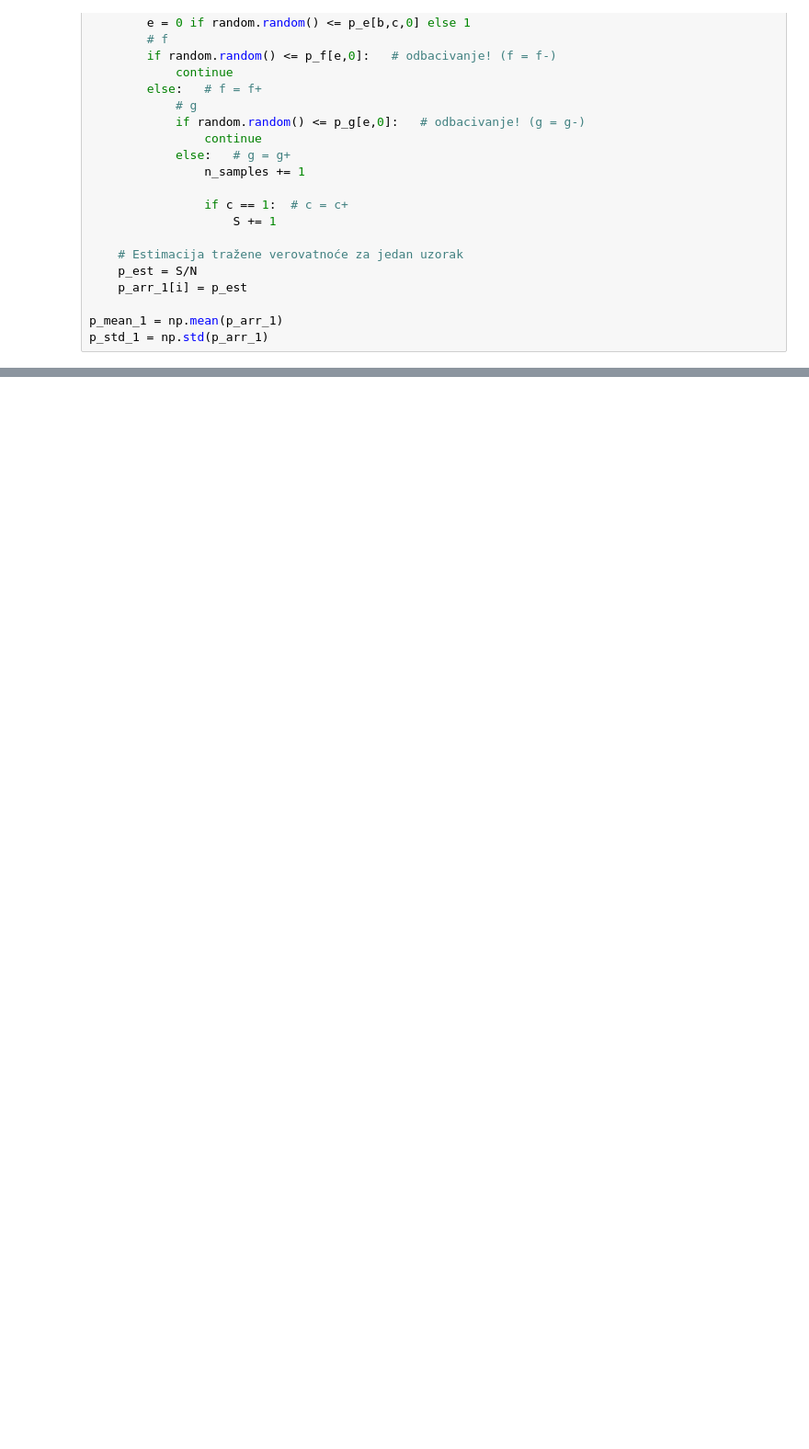
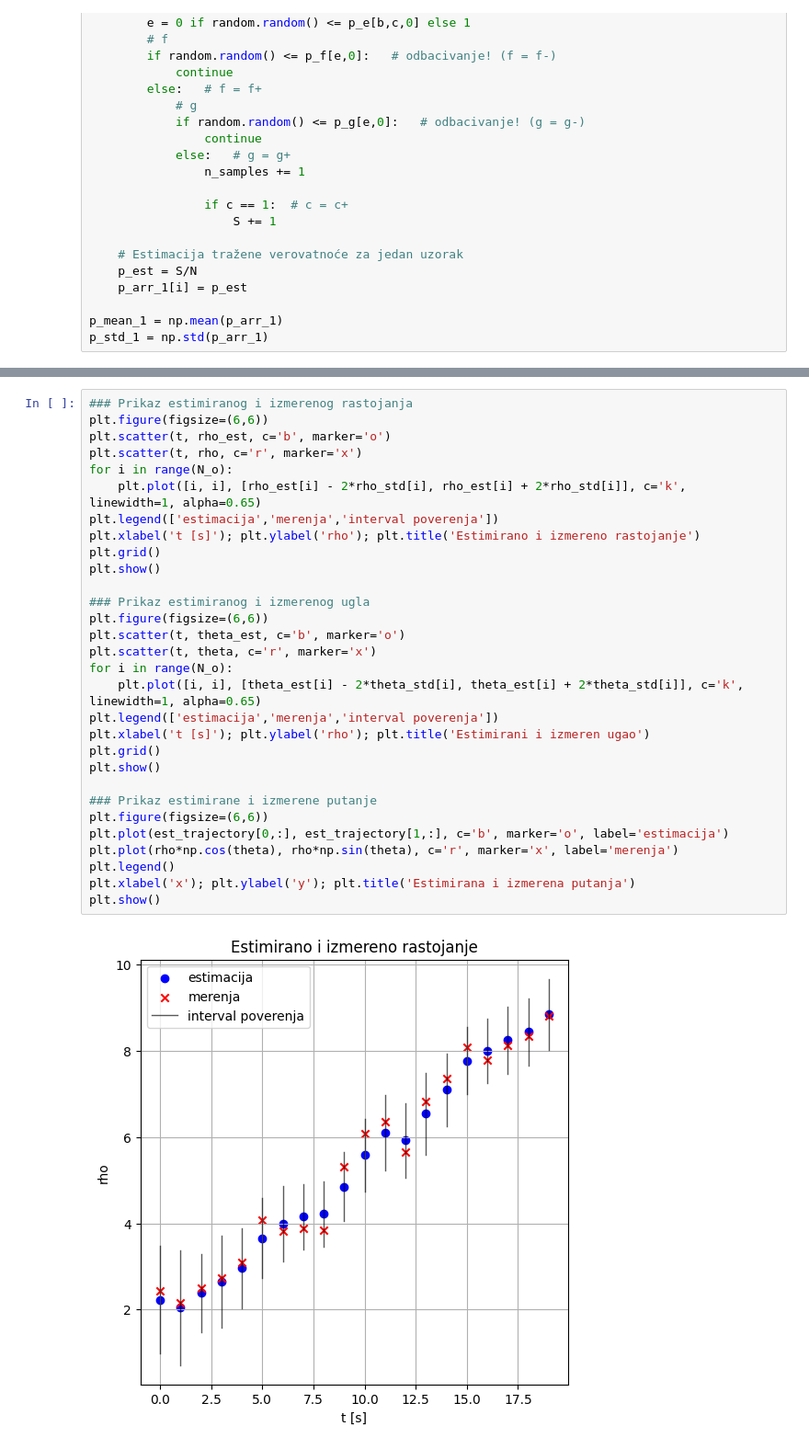
Before and after one commit to ljubenovic/Bayesian-networks-and-Particle-Filter, a Jupyter notebook: VI_dz2_2020_0117.ipynb, the cells around one changed output, grey strips where cells are left out. Shown: that part at 92% size. Cells and saved outputs as stored; diff of their text form; blank space fills up the shorter version.

```diff
--- a/VI_dz2_2020_0117.ipynb
+++ b/VI_dz2_2020_0117.ipynb
@@ -387,0 +404,32 @@ plt.show()
+# %%
+### Prikaz estimiranog i izmerenog rastojanja
+plt.figure(figsize=(6,6))
+plt.scatter(t, rho_est, c='b', marker='o')
+plt.scatter(t, rho, c='r', marker='x')
+for i in range(N_o):
+    plt.plot([i, i], [rho_est[i] - 2*rho_std[i], rho_est[i] + 2*rho_std[i]], c='k', linewidth=1, alpha=0.65)
+plt.legend(['estimacija','merenja','interval poverenja'])
+plt.xlabel('t [s]'); plt.ylabel('rho'); plt.title('Estimirano i izmereno rastojanje')
+plt.grid()
+plt.show()
+
+### Prikaz estimiranog i izmerenog ugla
+plt.figure(figsize=(6,6))
+plt.scatter(t, theta_est, c='b', marker='o')
+plt.scatter(t, theta, c='r', marker='x')
+for i in range(N_o):
+    plt.plot([i, i], [theta_est[i] - 2*theta_std[i], theta_est[i] + 2*theta_std[i]], c='k', linewidth=1, alpha=0.65)
+plt.legend(['estimacija','merenja','interval poverenja'])
+plt.xlabel('t [s]'); plt.ylabel('rho'); plt.title('Estimirani i izmeren ugao')
+plt.grid()
+plt.show()
+
+### Prikaz estimirane i izmerene putanje
+plt.figure(figsize=(6,6))
+plt.plot(est_trajectory[0,:], est_trajectory[1,:], c='b', marker='o', label='estimacija')
+plt.plot(rho*np.cos(theta), rho*np.sin(theta), c='r', marker='x', label='merenja')
+plt.legend()
+plt.xlabel('x'); plt.ylabel('y'); plt.title('Estimirana i izmerena putanja')
+plt.show()
+# %% [output]
+[figure, added]
```
Also changed, not shown: parts of 15 cells of this notebook, 3 other files.
